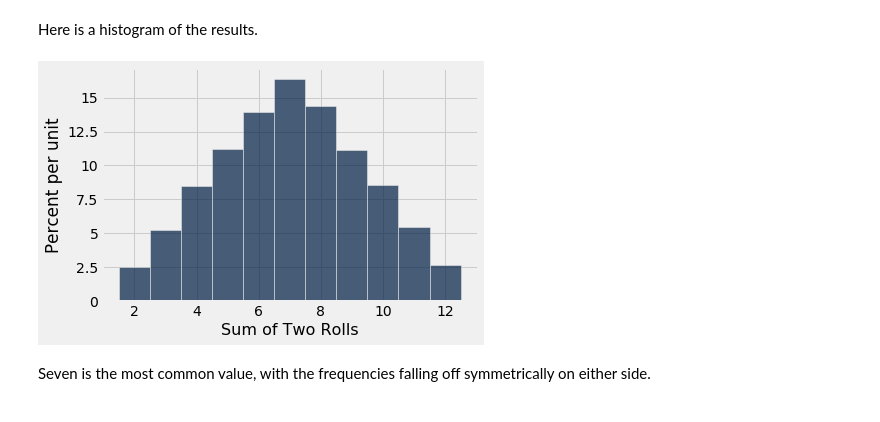
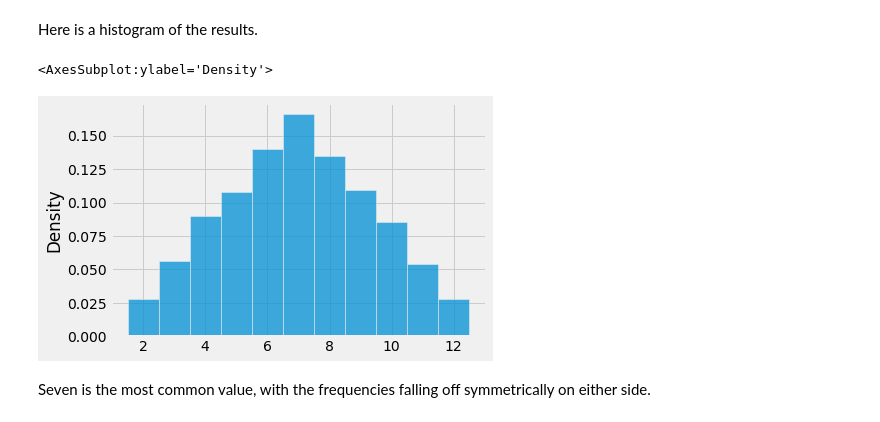
Before and after one commit to floreencia/textbook-flo, a Jupyter notebook: chapters/09/3/Simulation.ipynb, the cells around one changed output. Saved outputs shown, nothing was run; the diff lists cells and outputs as text; code cells hidden in the pictures.

Commit message:
add density kw to histplot

```diff
--- a/chapters/09/3/Simulation.ipynb
+++ b/chapters/09/3/Simulation.ipynb
@@ -167,15 +167,9 @@ for i in np.arange(num_repetitions):
 # %% [markdown]
 Here is a histogram of the results.
 # %%
-sns.histplot(moves, bins = np.arange(1.5, 12.6, 1), stat=de)
+sns.histplot(moves, bins = np.arange(1.5, 12.6, 1), stat='density')
+# %% [output]
+<AxesSubplot:ylabel='Density'>
+[figure, added]
-# %%
-results = Table().with_columns(
-    'Repetition', np.arange(1, num_repetitions + 1),
-    'Sum of Two Rolls', moves
-)
-
-results.hist('Sum of Two Rolls', bins = np.arange(1.5, 12.6, 1))
-# %% [output]
-[figure, removed]
 # %% [markdown]
 Seven is the most common value, with the frequencies falling off symmetrically on either side.
```
